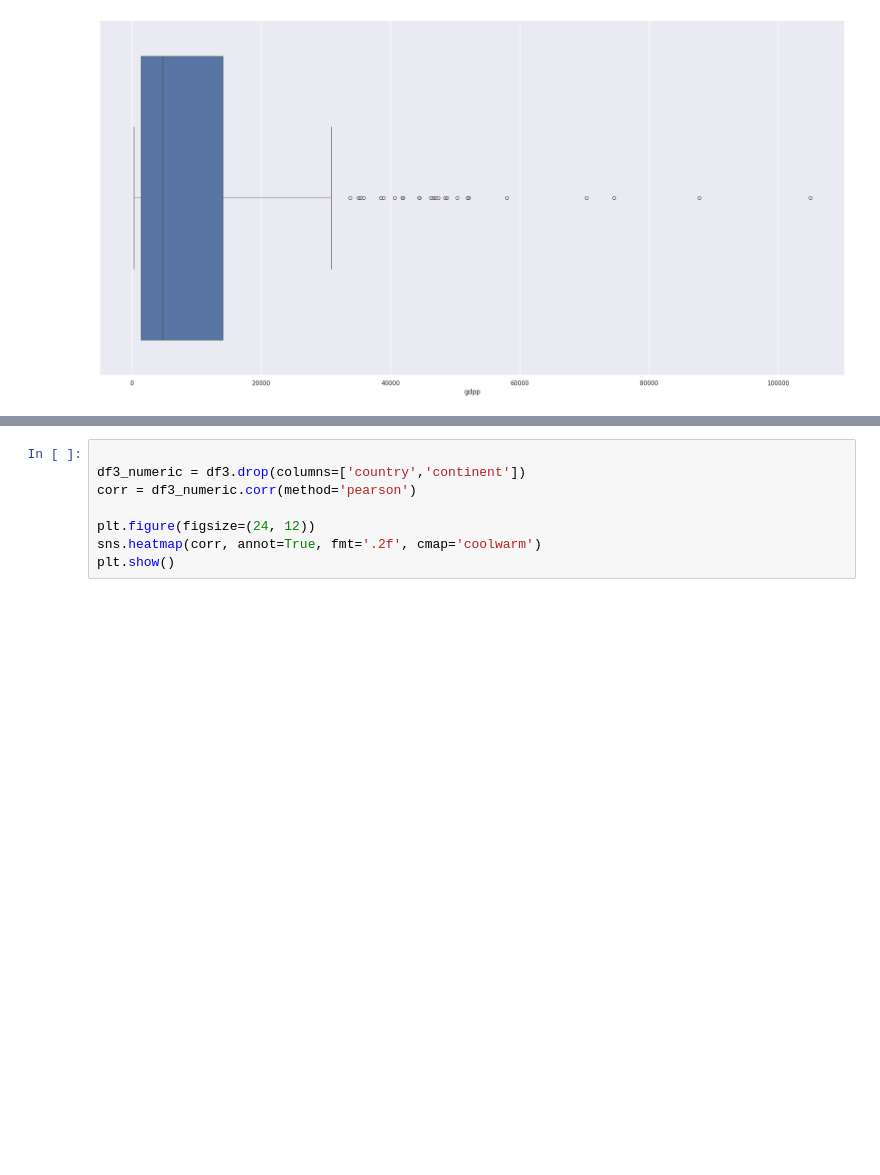
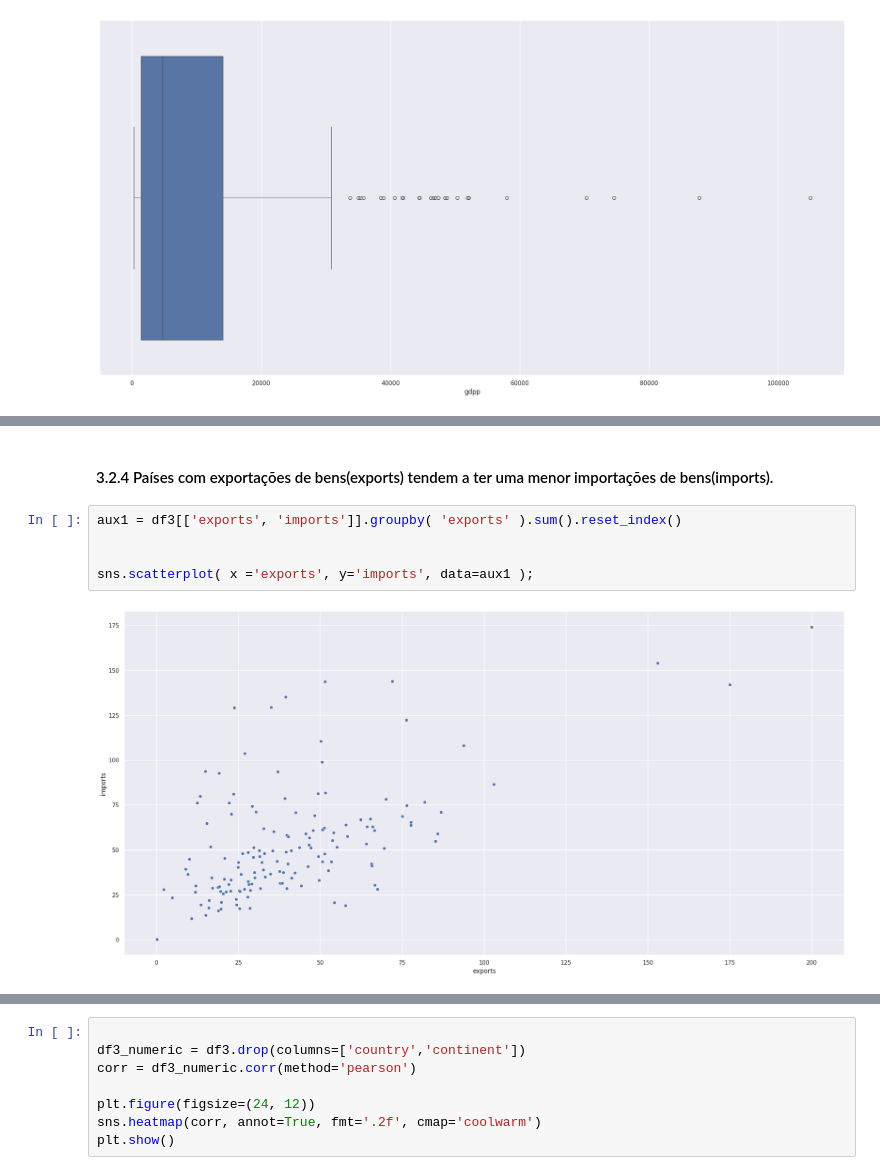
Before and after one commit to yvesmoura/eda-socio-economic-and-health-factors, a Jupyter notebook: eda-desafio_final.ipynb, the cells around one changed output, grey strips where cells are left out. Cells and saved outputs as stored; diff of their text form; blank space fills up the shorter version.

```diff
--- a/eda-desafio_final.ipynb
+++ b/eda-desafio_final.ipynb
@@ -399,0 +476,9 @@ Text(0.5, 1.0, 'Gráfico de barras para países acima do limite superior de gdpp
+# %% [markdown]
+#### 3.2.4 Países com exportações de bens(exports) tendem a ter uma menor importações de bens(imports).
+# %%
+aux1 = df3[['exports', 'imports']].groupby( 'exports' ).sum().reset_index()
+
+
+sns.scatterplot( x ='exports', y='imports', data=aux1 );
+# %% [output]
+[figure, added]
```
Also changed, not shown: parts of 28 cells of this notebook, 6 other files.
